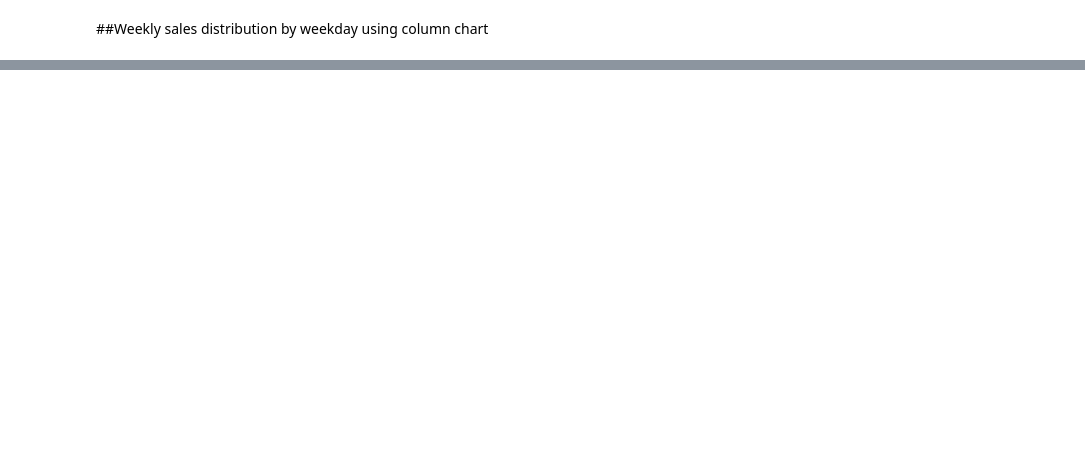
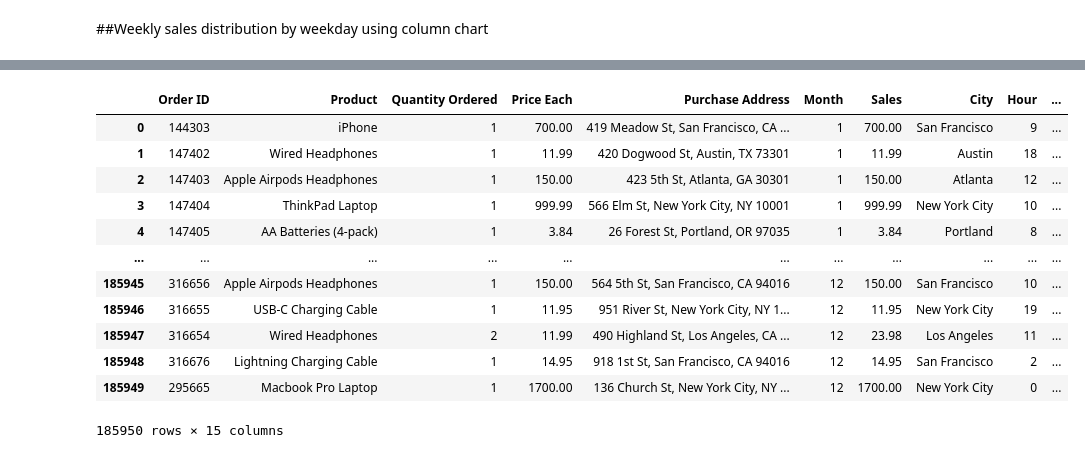
Before and after one commit to Meyssemmedini/MeriSKILL-projects, a Jupyter notebook: Sales_Data_Analysis.ipynb, the cells around one changed output, grey strips where cells are left out. Cells and saved outputs as stored; diff of their text form; code cells hidden in the pictures; blank space fills up the shorter version.

```diff
--- a/Sales_Data_Analysis.ipynb
+++ b/Sales_Data_Analysis.ipynb
@@ -293,3 +309,21 @@ fig = px.bar(weekday_sales,
 fig.show()
 # %% [output]
 [interactive output not drawn]
+# %%
+df.reset_index(drop=True, inplace=True)
+# %%
+df
+# %% [output]
+|  | Order ID | Product | Quantity Ordered | Price Each | Purchase Address | Month | Sales | City | Hour | ... |
+| 0 | 144303 | iPhone | 1 | 700.00 | 419 Meadow St, San Francisco, CA ... | 1 | 700.00 | San Francisco | 9 | ... |
+| 1 | 147402 | Wired Headphones | 1 | 11.99 | 420 Dogwood St, Austin, TX 73301 | 1 | 11.99 | Austin | 18 | ... |
+| 2 | 147403 | Apple Airpods Headphones | 1 | 150.00 | 423 5th St, Atlanta, GA 30301 | 1 | 150.00 | Atlanta | 12 | ... |
+| 3 | 147404 | ThinkPad Laptop | 1 | 999.99 | 566 Elm St, New York City, NY 10001 | 1 | 999.99 | New York City | 10 | ... |
+| 4 | 147405 | AA Batteries (4-pack) | 1 | 3.84 | 26 Forest St, Portland, OR 97035 | 1 | 3.84 | Portland | 8 | ... |
+| ... | ... | ... | ... | ... | ... | ... | ... | ... | ... | ... |
+| 185945 | 316656 | Apple Airpods Headphones | 1 | 150.00 | 564 5th St, San Francisco, CA 94016 | 12 | 150.00 | San Francisco | 10 | ... |
+| 185946 | 316655 | USB-C Charging Cable | 1 | 11.95 | 951 River St, New York City, NY 1... | 12 | 11.95 | New York City | 19 | ... |
+| 185947 | 316654 | Wired Headphones | 2 | 11.99 | 490 Highland St, Los Angeles, CA ... | 12 | 23.98 | Los Angeles | 11 | ... |
+| 185948 | 316676 | Lightning Charging Cable | 1 | 14.95 | 918 1st St, San Francisco, CA 94016 | 12 | 14.95 | San Francisco | 2 | ... |
+| 185949 | 295665 | Macbook Pro Laptop | 1 | 1700.00 | 136 Church St, New York City, NY ... | 12 | 1700.00 | New York City | 0 | ... |
+185950 rows × 15 columns
```
Also changed, not shown: parts of 3 cells of this notebook.
